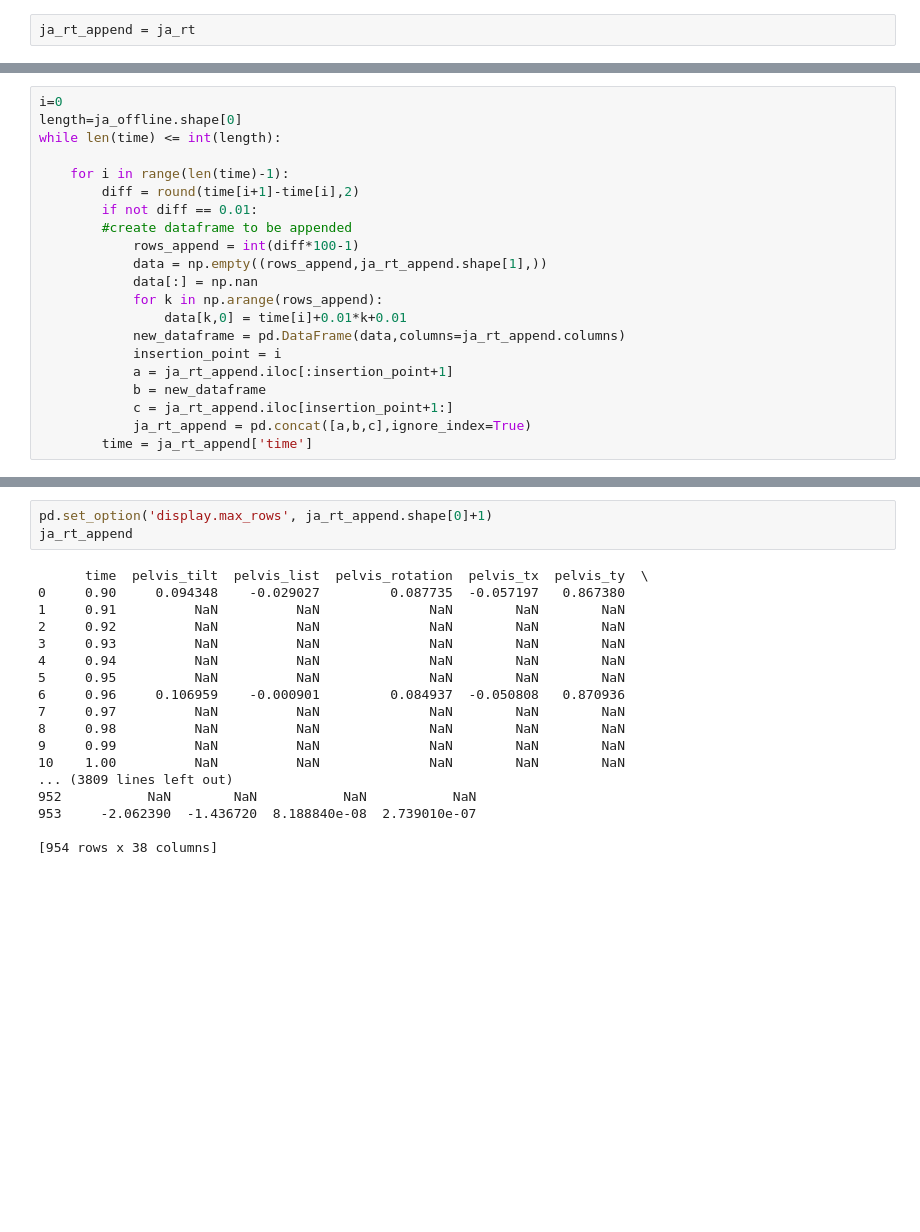
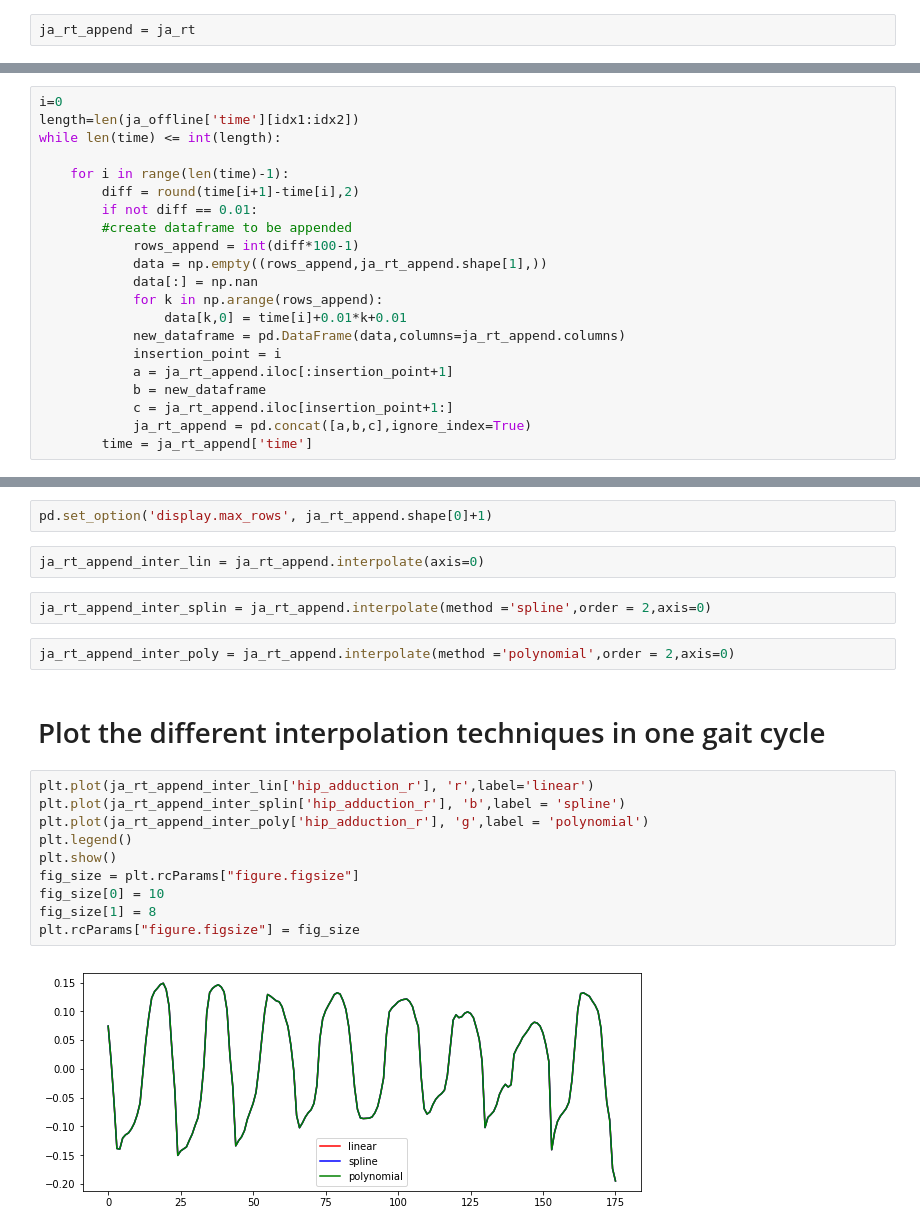
Before and after one commit to GeorgiosGiarmatzis/Compare_rt, a Jupyter notebook: Code.ipynb, the cells around one changed output, grey strips where cells are left out. Saved outputs shown, nothing was run; the diff lists cells and outputs as text; blank space fills up the shorter version.

```diff
--- a/Code.ipynb
+++ b/Code.ipynb
@@ -142,6 +122,6 @@ time = ja_rt_append['time']
 # %%
 i=0
-length=ja_offline.shape[0]
+length=len(ja_offline['time'][idx1:idx2])
 while len(time) <= int(length):
 
     for i in range(len(time)-1):
@@ -168,21 +145,22 @@ numpy.ndarray
 # %%
 pd.set_option('display.max_rows', ja_rt_append.shape[0]+1)
-ja_rt_append
-# %% [output]
-      time  pelvis_tilt  pelvis_list  pelvis_rotation  pelvis_tx  pelvis_ty  \
-0     0.90     0.094348    -0.029027         0.087735  -0.057197   0.867380
-1     0.91          NaN          NaN              NaN        NaN        NaN
-2     0.92          NaN          NaN              NaN        NaN        NaN
-3     0.93          NaN          NaN              NaN        NaN        NaN
-4     0.94          NaN          NaN              NaN        NaN        NaN
-5     0.95          NaN          NaN              NaN        NaN        NaN
-6     0.96     0.106959    -0.000901         0.084937  -0.050808   0.870936
-7     0.97          NaN          NaN              NaN        NaN        NaN
-8     0.98          NaN          NaN              NaN        NaN        NaN
-9     0.99          NaN          NaN              NaN        NaN        NaN
-10    1.00          NaN          NaN              NaN        NaN        NaN
-... (3809 lines left out)
-952           NaN        NaN           NaN           NaN
-953     -2.062390  -1.436720  8.188840e-08  2.739010e-07
-
-[954 rows x 38 columns]
+# %%
+ja_rt_append_inter_lin = ja_rt_append.interpolate(axis=0)
+# %%
+ja_rt_append_inter_splin = ja_rt_append.interpolate(method ='spline',order = 2,axis=0)
+# %%
+ja_rt_append_inter_poly = ja_rt_append.interpolate(method ='polynomial',order = 2,axis=0)
+# %% [markdown]
+# Plot the different interpolation techniques in one gait cycle
+# %%
+plt.plot(ja_rt_append_inter_lin['hip_adduction_r'], 'r',label='linear')
+plt.plot(ja_rt_append_inter_splin['hip_adduction_r'], 'b',label = 'spline')
+plt.plot(ja_rt_append_inter_poly['hip_adduction_r'], 'g',label = 'polynomial')
+plt.legend()
+plt.show()
+fig_size = plt.rcParams["figure.figsize"]
+fig_size[0] = 10
+fig_size[1] = 8
+plt.rcParams["figure.figsize"] = fig_size
+# %% [output]
+[figure, added]
```
Also changed, not shown: parts of 18 cells of this notebook.
